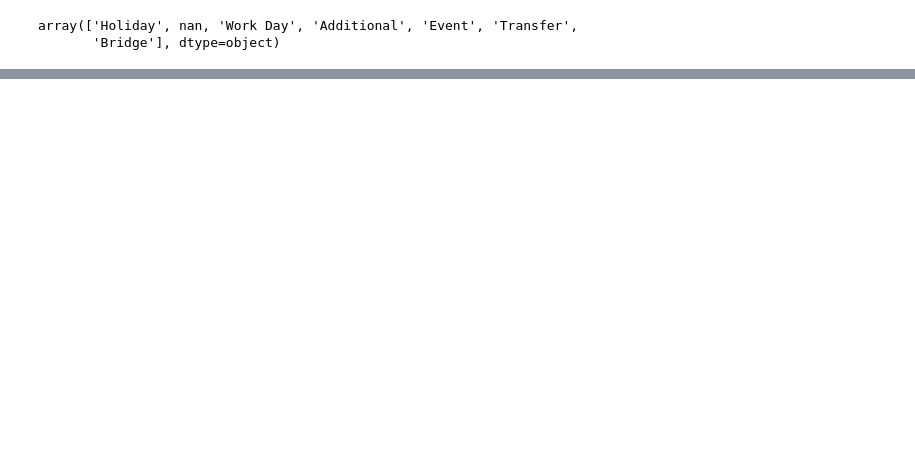
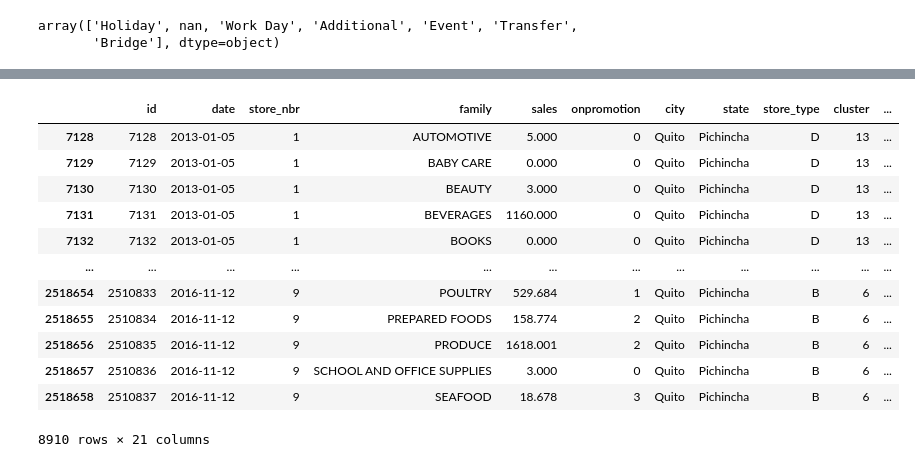
Before and after one commit to jiahui890/time-series-forecasting-store-sales, a Jupyter notebook: notebooks/feature_engineering.ipynb, the cells around one changed output, grey strips where cells are left out. Cells and saved outputs as stored; diff of their text form; code cells hidden in the pictures; blank space fills up the shorter version.

```diff
--- a/notebooks/feature_engineering.ipynb
+++ b/notebooks/feature_engineering.ipynb
@@ -45,4 +46,4 @@ memory usage: 390.2+ MB
 # %%
 df['date'] = pd.to_datetime(df['date'], format='%Y-%m-%d')
 # %%
-df['date'].dt.year
+df['Year']=df['date'].dt.year
@@ -62,2 +50,2 @@ Name: date, Length: 3008775, dtype: int64
 # %%
-df['date'].dt.month
+df['Month']=df['date'].dt.month
@@ -77,2 +52,2 @@ Name: date, Length: 3008775, dtype: int64
 # %%
-df['date'].dt.day
+df['Day']=df['date'].dt.day
@@ -92,2 +56,2 @@ Name: date, Length: 3008775, dtype: int64
 # %%
-df['date'].dt.dayofweek
+df['DayofWeek']=df['date'].dt.dayofweek
@@ -151,0 +104,16 @@ df[df['holiday_type']=='Transfer']
+# %%
+df[df['holiday_type']=='Work Day']
+# %% [output]
+|  | id | date | store_nbr | family | sales | onpromotion | city | state | store_type | cluster | ... |
+| 7128 | 7128 | 2013-01-05 | 1 | AUTOMOTIVE | 5.000 | 0 | Quito | Pichincha | D | 13 | ... |
+| 7129 | 7129 | 2013-01-05 | 1 | BABY CARE | 0.000 | 0 | Quito | Pichincha | D | 13 | ... |
+| 7130 | 7130 | 2013-01-05 | 1 | BEAUTY | 3.000 | 0 | Quito | Pichincha | D | 13 | ... |
+| 7131 | 7131 | 2013-01-05 | 1 | BEVERAGES | 1160.000 | 0 | Quito | Pichincha | D | 13 | ... |
+| 7132 | 7132 | 2013-01-05 | 1 | BOOKS | 0.000 | 0 | Quito | Pichincha | D | 13 | ... |
+| ... | ... | ... | ... | ... | ... | ... | ... | ... | ... | ... | ... |
+| 2518654 | 2510833 | 2016-11-12 | 9 | POULTRY | 529.684 | 1 | Quito | Pichincha | B | 6 | ... |
+| 2518655 | 2510834 | 2016-11-12 | 9 | PREPARED FOODS | 158.774 | 2 | Quito | Pichincha | B | 6 | ... |
+| 2518656 | 2510835 | 2016-11-12 | 9 | PRODUCE | 1618.001 | 2 | Quito | Pichincha | B | 6 | ... |
+| 2518657 | 2510836 | 2016-11-12 | 9 | SCHOOL AND OFFICE SUPPLIES | 3.000 | 0 | Quito | Pichincha | B | 6 | ... |
+| 2518658 | 2510837 | 2016-11-12 | 9 | SEAFOOD | 18.678 | 3 | Quito | Pichincha | B | 6 | ... |
+8910 rows × 21 columns
```
Also changed, not shown: parts of 13 cells of this notebook, 1 other file.
